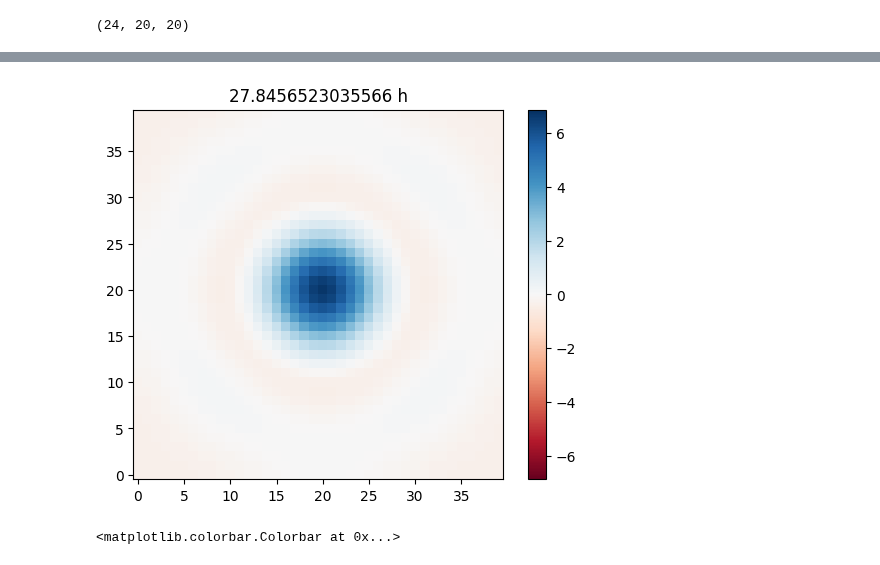
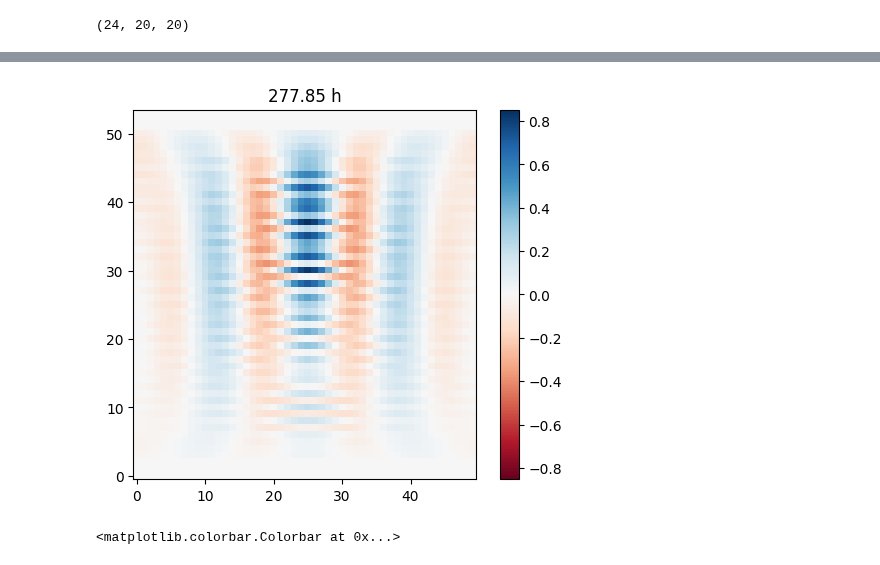
Before and after one commit to tabjone/2DHDCZ, a Jupyter notebook: visualisation/test_3D.ipynb, the cells around one changed output, grey strips where cells are left out. Saved outputs shown, nothing was run; the diff lists cells and outputs as text; code cells hidden in the pictures.

```diff
--- a/visualisation/test_3D.ipynb
+++ b/visualisation/test_3D.ipynb
@@ -108,7 +108,7 @@ def animate_mean_3D(file_path, var='vz', axis='z'):
     return ani
 
 
-def plot_coss_section_3D(im, filepath, snap, var="vz", axis="z", index=0):
+def plot_coss_section_3D(im, filepath, snap, var="vz", axis="z", index=0, vmin=None, vmax=None):
     variables, info = read_fg_3D(filepath+"snap"+f"{snap}.h5")
 
     variable = variables[var]
@@ -123,20 +123,21 @@ def plot_coss_section_3D(im, filepath, snap, var="vz", axis="z", index=0):
     elif axis == 'x':
         data = variable[:, :,index]
 
-    vmax = np.max(variable)
-    vmin = -vmax
+    if vmax==None:
+        vmax = np.max(variable)
+        vmin = -vmax
 
     im.set_array(data)
     im.set_clim(vmin, vmax)
 
     return info['t']*u.s
 
-def animate_cross_section_3D(filepath, var="vz", axis="z", index=0):
+def animate_cross_section_3D(filepath, var="vz", axis="z", index=0, vmin=None, vmax=None):
     fig, ax = plt.subplots()
 
     def update(frame):
-        t = plot_coss_section_3D(im, filepath, frame, var, axis, index)
-        plt.title(f"{t.to('h')}")
+        t = plot_coss_section_3D(im, filepath, frame, var, axis, index, vmin, vmax)
+        plt.title(f"{t.to('h'):.2f}")
         return im,
 
     snaps = []
@@ -157,11 +158,14 @@ def animate_cross_section_3D(filepath, var="vz", axis="z", index=0):
         data = variable[:,index, :]
     elif axis == 'x':
         data = variable[:, :,index]
+    if vmax==None:
+        vmax_ = np.max(variable)
+        vmin_ = -vmax_
+    else:
+        vmax_ = vmax
+        vmin_ = vmin
 
-    vmax = np.max(variable)
-    vmin = -vmax
-
-    im = ax.imshow(data, cmap="RdBu", origin="lower", vmin=vmin, vmax=vmax, animated=True)
+    im = ax.imshow(data, cmap="RdBu", origin="lower", vmin=vmin_, vmax=vmax_, animated=True)
     plt.colorbar(im, ax=ax)
 
     ani = FuncAnimation(fig, update, frames=len(snaps), blit=True)
@@ -213,8 +217,11 @@ def animate_cross_section_3D_one_snap(full_filepath, var='vz', axis='z'):
 
 #ani = animate_cross_section_3D_one_snap(file_path+"snap40.h5", "s1", "z")
 #ani = animate_mean_3D(file_path, "vz", "x")
-anim = animate_cross_section_3D(file_path, "s1", "z", 40)
-anim.save("first_3D.mp4", writer='ffmpeg', fps=10, extra_args=['-vcodec', 'libx264'])
+vmin = None
+vmax = None
+
+anim = animate_cross_section_3D(file_path, "vz", "y", 25, vmin, vmax)
+anim.save("3D_vz_y.mp4", writer='ffmpeg', fps=5, extra_args=['-vcodec', 'libx264'])
 #HTML(ani.to_jshtml())
 
 
@@ -222,4 +229,8 @@ anim.save("first_3D.mp4", writer='ffmpeg', fps=10, extra_args=['-vcodec', 'libx2
 # ani_mean = animate_mean_3D("path_to_your_file/snap50.h5", var='vz', axis='z')
 # ani_cross_section = animate_cross_section_3D("path_to_your_file/snap50.h5", var='vz', axis='z', index=5)
 # plt.show()
+
+"""
+1 SNAP PR. 3 TIME ER FOR LITE FOR Å SKJØNNE HVA SOM FOREGÅR. PRØV MED 1 PR TIME
+"""
 # %% [output]
@@ -227,4 +237,4 @@ anim.save("first_3D.mp4", writer='ffmpeg', fps=10, extra_args=['-vcodec', 'libx2
-[figure, old version]
+[figure, new version]
 # %%
 variables, info = read_fg_3D(file_path+"snap50.h5")
 
```
Also changed, not shown: parts of 1 cell of this notebook, 24 other files.
